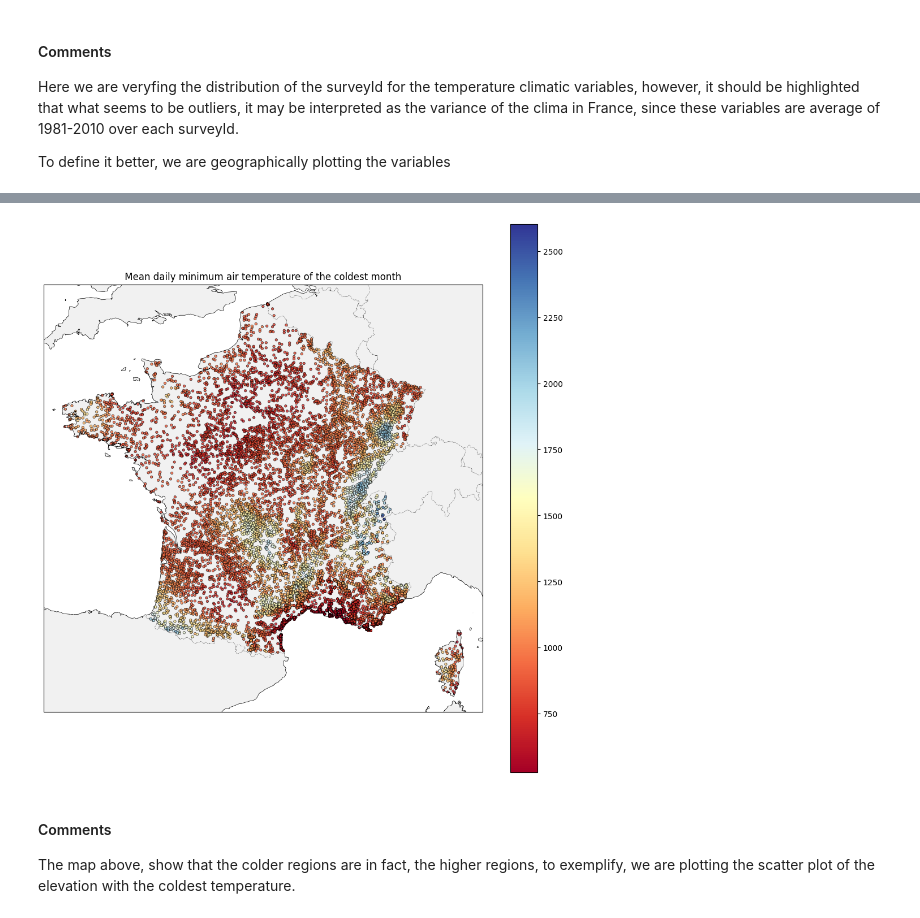
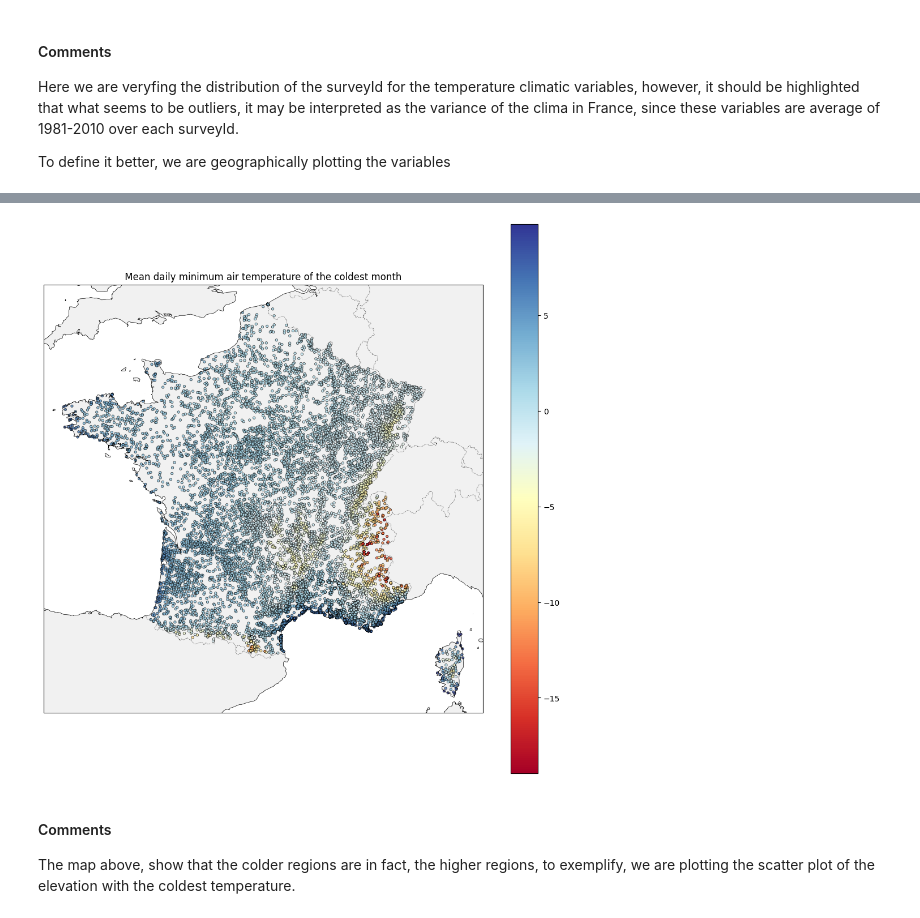
Before and after one commit to emanuel-gf/PlantNet-Species-ML-Project, a Jupyter notebook: milestone_1_emanuel.ipynb, the cells around one changed output, grey strips where cells are left out. Cells and saved outputs as stored; diff of their text form; code cells hidden in the pictures.

```diff
--- a/milestone_1_emanuel.ipynb
+++ b/milestone_1_emanuel.ipynb
@@ -376,38 +396,38 @@ To define it better, we are geographically plotting the variables
 # %%
 ### Plot Minimum air temperature distribution
 
-col_selected = 'average_Bio12'
-dff = pd.concat([X[precp_cols],
+col_selected = 'average_Bio6'
+dff = pd.concat([X[temp_cols],
             df[["lon","lat"]]
             ],
             axis=1
             )
 gdf = gpd.GeoDataFrame(dff,
                     geometry = gpd.points_from_xy(dff["lon"],
                                                      dff["lat"]),
                     crs="EPSG:4326"
 )
 
 fig, ax = plt.subplots(figsize=(10,10),
                        subplot_kw={'projection': ccrs.PlateCarree()})
 ax.add_feature(cfeature.BORDERS, linewidth=0.5, linestyle=':')
 ax.add_feature(cfeature.LAND, facecolor='lightgray', alpha=0.3)
 ax.add_feature(cfeature.COASTLINE, linewidth=0.5)
 gdf.plot(
     column=col_selected,
     cmap='RdYlBu',
     legend=True,
     ax=ax,
     markersize=10,
     edgecolor='black',
     linewidth=0.5,
     alpha=0.8
 )
 
 ax.set_title(" Mean daily minimum air temperature of the coldest month ")
 plt.tight_layout()
 # %% [output]
-[figure, old version]
+[figure, new version]
 # %% [markdown]
 #### Comments
 
```
Also changed, not shown: parts of 26 cells of this notebook.
